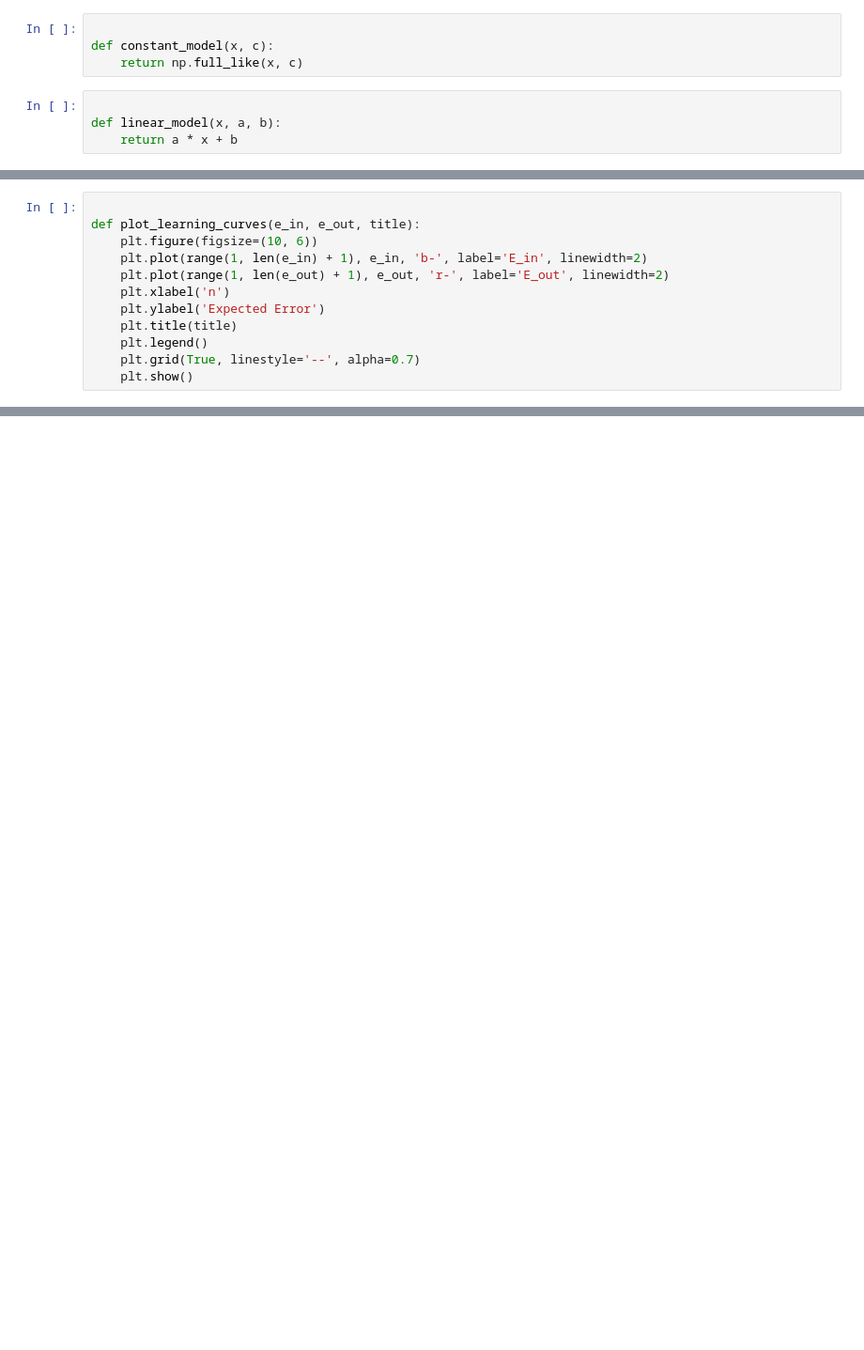
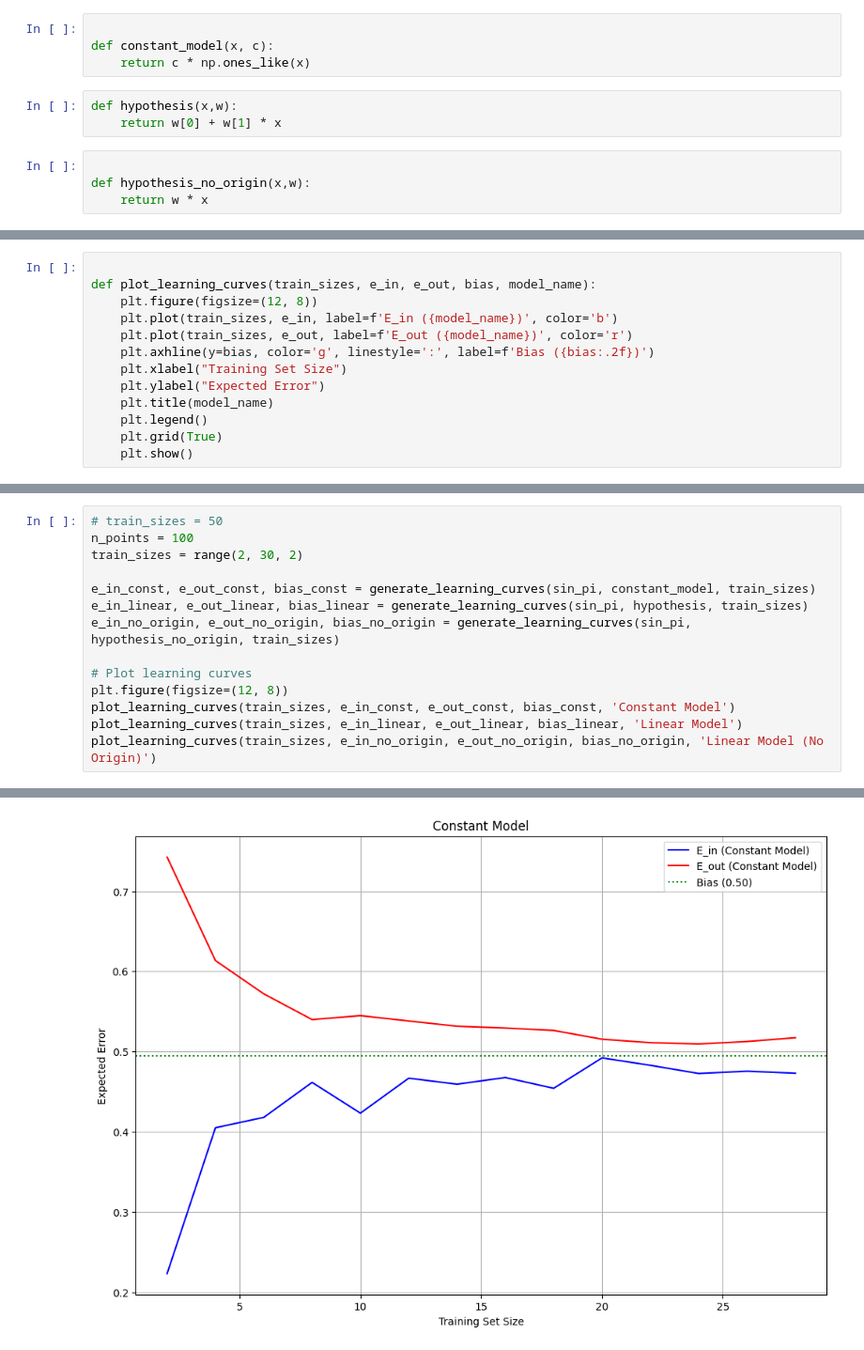
Before and after one commit to MLol-3/Machine-learning-class67, a Jupyter notebook: Generalization/learning_curve.ipynb, the cells around one changed output, grey strips where cells are left out. Shown at 94% size. Drawn from its saved outputs; the diff is of its cells as text; blank space fills up the shorter version.

Commit message:
update  learning_curves

```diff
--- a/Generalization/learning_curve.ipynb
+++ b/Generalization/learning_curve.ipynb
@@ -13,8 +12,11 @@ def noisy_sin_target(x, noise_level=0.001):
 # %%
 
 def constant_model(x, c):
-    return np.full_like(x, c)
+    return c * np.ones_like(x)
+# %%
+def hypothesis(x,w):
+    return w[0] + w[1] * x
 # %%
 
-def linear_model(x, a, b):
-    return a * x + b
+def hypothesis_no_origin(x,w):
+    return w * x
@@ -56,12 +63,13 @@ def generate_learning_curves(target_func, model_func, n_points, n_iterations, nu
 # %%
 
-def plot_learning_curves(e_in, e_out, title):
-    plt.figure(figsize=(10, 6))
-    plt.plot(range(1, len(e_in) + 1), e_in, 'b-', label='E_in', linewidth=2)
-    plt.plot(range(1, len(e_out) + 1), e_out, 'r-', label='E_out', linewidth=2)
-    plt.xlabel('n')
-    plt.ylabel('Expected Error')
-    plt.title(title)
+def plot_learning_curves(train_sizes, e_in, e_out, bias, model_name):
+    plt.figure(figsize=(12, 8))
+    plt.plot(train_sizes, e_in, label=f'E_in ({model_name})', color='b')
+    plt.plot(train_sizes, e_out, label=f'E_out ({model_name})', color='r')
+    plt.axhline(y=bias, color='g', linestyle=':', label=f'Bias ({bias:.2f})')
+    plt.xlabel("Training Set Size")
+    plt.ylabel("Expected Error")
+    plt.title(model_name)
     plt.legend()
-    plt.grid(True, linestyle='--', alpha=0.7)
+    plt.grid(True)
     plt.show()
@@ -91,0 +76,15 @@ plot_learning_curves(e_in_noisy, e_out_noisy, 'Noisy Target - Linear Model')
+# %%
+# train_sizes = 50
+n_points = 100
+train_sizes = range(2, 30, 2)
+
+e_in_const, e_out_const, bias_const = generate_learning_curves(sin_pi, constant_model, train_sizes)
+e_in_linear, e_out_linear, bias_linear = generate_learning_curves(sin_pi, hypothesis, train_sizes)
+e_in_no_origin, e_out_no_origin, bias_no_origin = generate_learning_curves(sin_pi, hypothesis_no_origin, train_sizes)
+
+# Plot learning curves
+plt.figure(figsize=(12, 8))
+plot_learning_curves(train_sizes, e_in_const, e_out_const, bias_const, 'Constant Model')
+plot_learning_curves(train_sizes, e_in_linear, e_out_linear, bias_linear, 'Linear Model')
+plot_learning_curves(train_sizes, e_in_no_origin, e_out_no_origin, bias_no_origin, 'Linear Model (No Origin)')
+# %% [output]
@@ -91,0 +92 @@ plot_learning_curves(e_in_noisy, e_out_noisy, 'Noisy Target - Linear Model')
+[figure, added]
```
Also changed, not shown: parts of 10 cells of this notebook.
